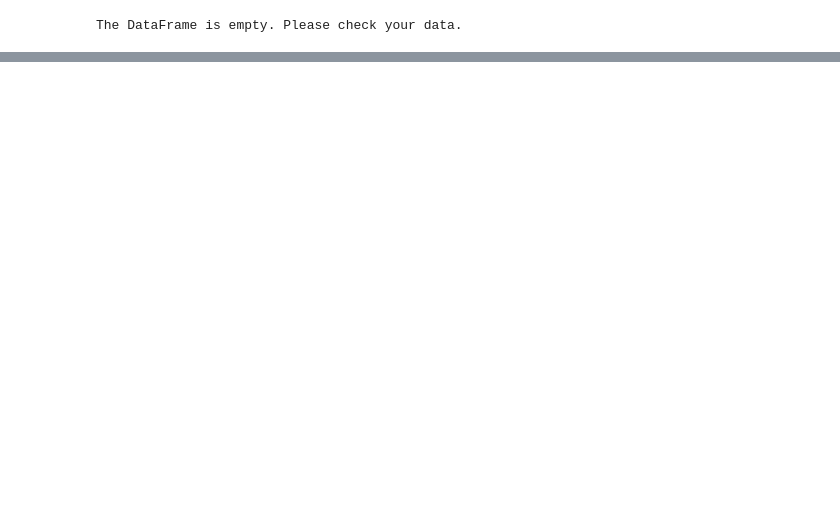
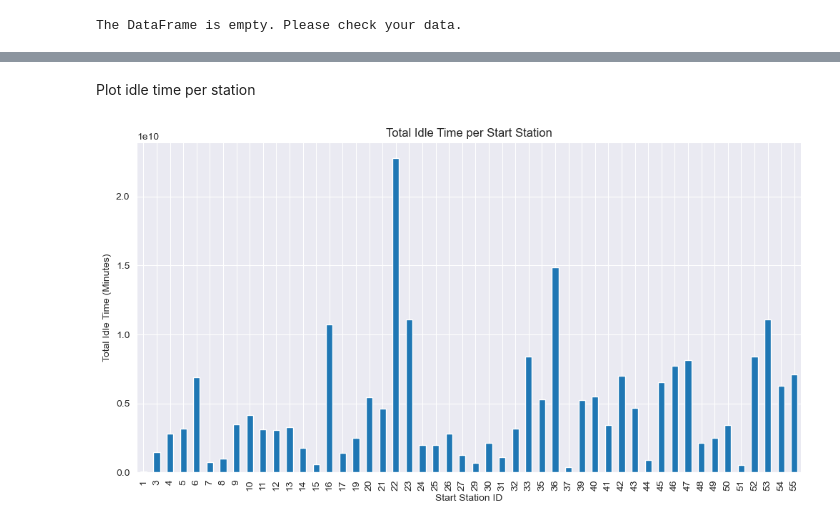
Before and after one commit to Oxford012/DDT, a Jupyter notebook: Laurin/Station-Level_Insights.ipynb, the cells around one changed output, grey strips where cells are left out. Drawn from its saved outputs; the diff is of its cells as text; code cells hidden in the pictures; blank space fills up the shorter version.

```diff
--- a/Laurin/Station-Level_Insights.ipynb
+++ b/Laurin/Station-Level_Insights.ipynb
@@ -191,0 +212,21 @@ The DataFrame is empty. Please check your data.
+# %% [markdown]
+Plot idle time per station
+# %%
+# Convert idle_time to timedelta type
+bluebikes['idle_time'] = pd.to_timedelta(bluebikes['idle_time'])
+
+# Convert idle_time to minutes
+bluebikes['idle_time_mins'] = bluebikes['idle_time'].dt.total_seconds() / 60
+
+# Calculate total idle time per start station
+total_idle_time = bluebikes.groupby('start_station_id')['idle_time_mins'].sum()
+
+total_idle_time = total_idle_time[:50]
+# Create a bar plot
+total_idle_time.plot(kind='bar', figsize=(12, 6))
+plt.title('Total Idle Time per Start Station')
+plt.xlabel('Start Station ID')
+plt.ylabel('Total Idle Time (Minutes)')
+plt.show()
+# %% [output]
+[figure, added]
```
Also changed, not shown: parts of 14 cells of this notebook.
